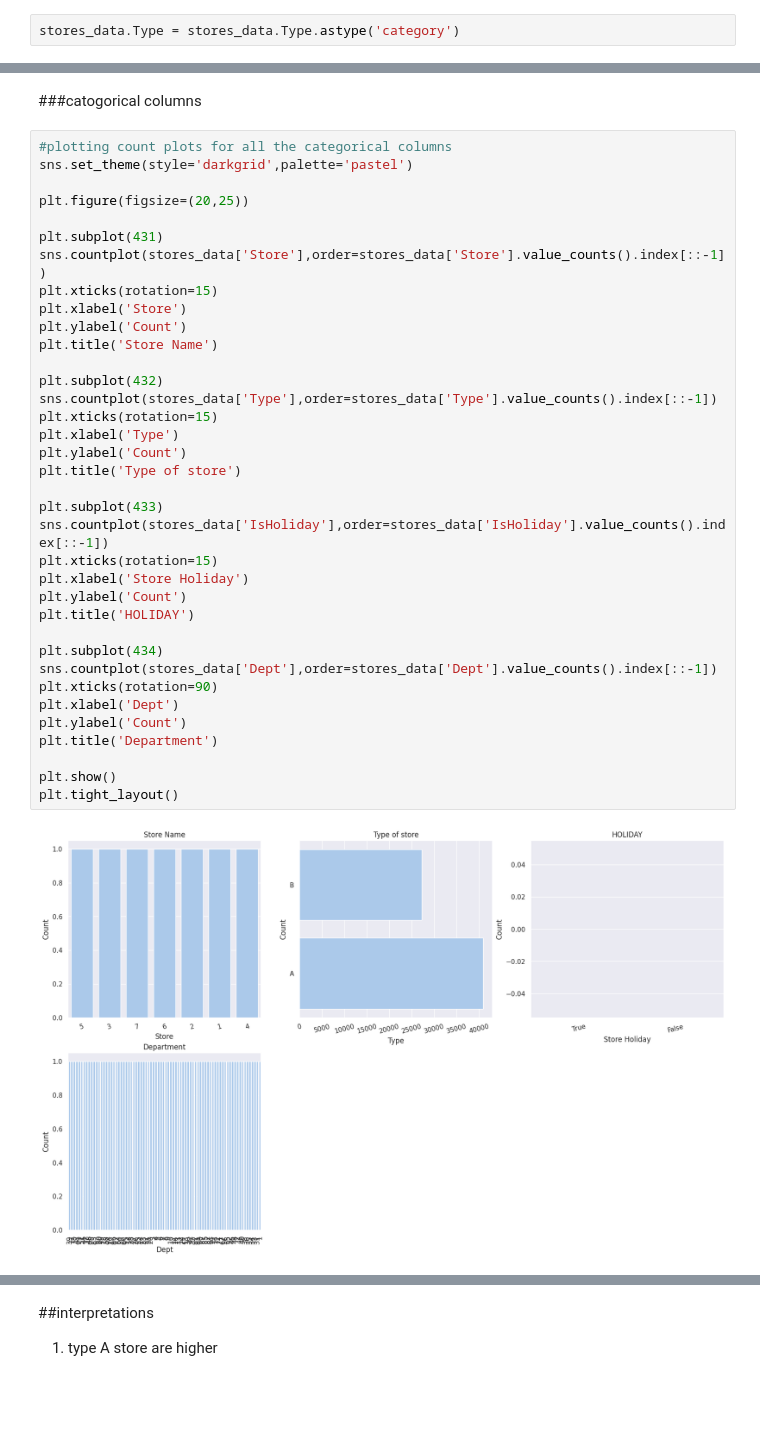
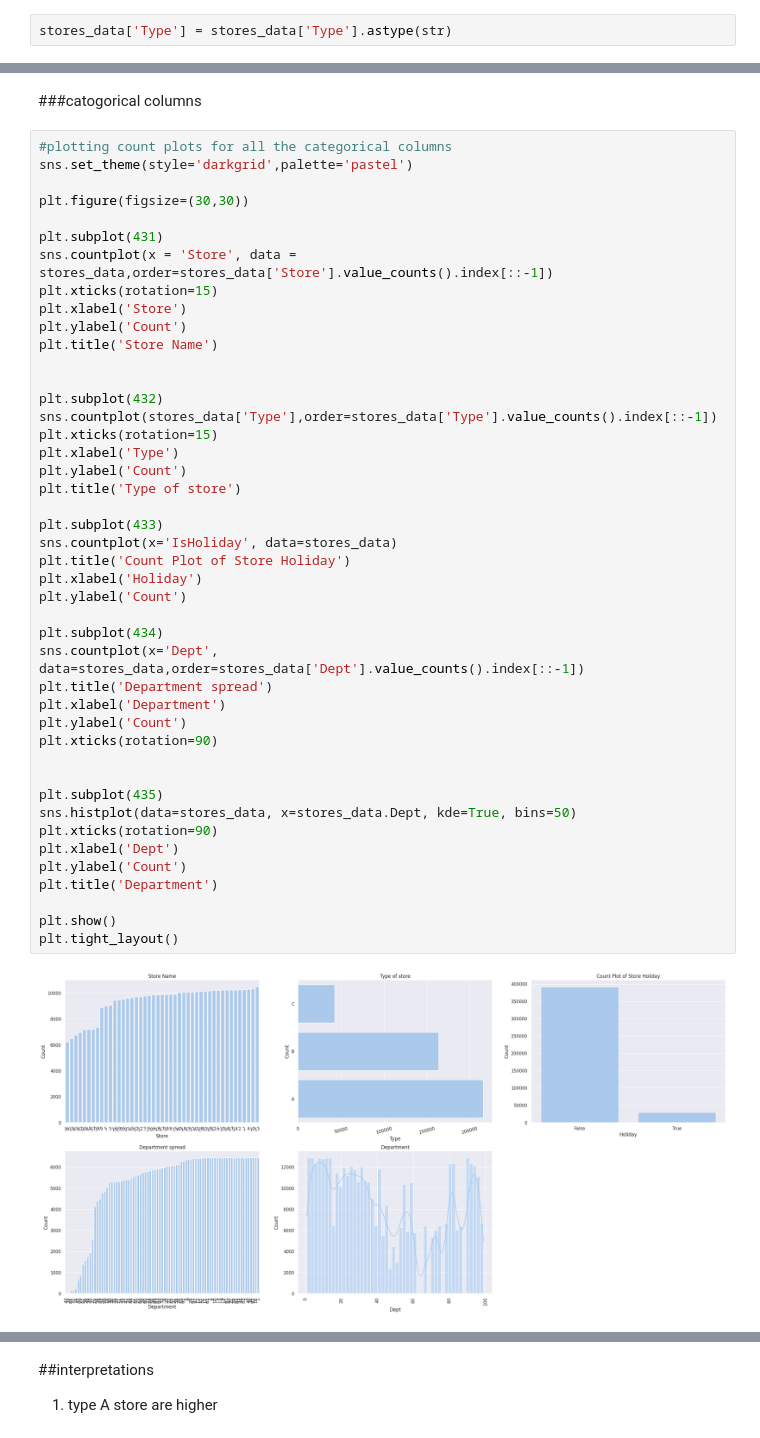
Before and after one commit to Swathi-Thandavarayan/STORE-DATA-PREDICTION, a Jupyter notebook: STORE_DATA_PREDICTION.ipynb, the cells around one changed output, grey strips where cells are left out. Cells and saved outputs as stored; diff of their text form; blank space fills up the shorter version.

```diff
--- a/STORE_DATA_PREDICTION.ipynb
+++ b/STORE_DATA_PREDICTION.ipynb
@@ -493,4 +508,4 @@ stores_data.Type.dtype
 # %% [output]
 dtype('O')
 # %%
-stores_data.Type = stores_data.Type.astype('category')
+stores_data['Type'] = stores_data['Type'].astype(str)
@@ -521,41 +539,49 @@ category_columns = ["Store",  "Type",   "IsHoliday", "Dept"]
 # %%
 #plotting count plots for all the categorical columns
 sns.set_theme(style='darkgrid',palette='pastel')
 
-plt.figure(figsize=(20,25))
+plt.figure(figsize=(30,30))
 
 plt.subplot(431)
-sns.countplot(stores_data['Store'],order=stores_data['Store'].value_counts().index[::-1])
+sns.countplot(x = 'Store', data = stores_data,order=stores_data['Store'].value_counts().index[::-1])
 plt.xticks(rotation=15)
 plt.xlabel('Store')
 plt.ylabel('Count')
 plt.title('Store Name')
+
 
 plt.subplot(432)
 sns.countplot(stores_data['Type'],order=stores_data['Type'].value_counts().index[::-1])
 plt.xticks(rotation=15)
 plt.xlabel('Type')
 plt.ylabel('Count')
 plt.title('Type of store')
 
 plt.subplot(433)
-sns.countplot(stores_data['IsHoliday'],order=stores_data['IsHoliday'].value_counts().index[::-1])
-plt.xticks(rotation=15)
-plt.xlabel('Store Holiday')
+sns.countplot(x='IsHoliday', data=stores_data)
+plt.title('Count Plot of Store Holiday')
+plt.xlabel('Holiday')
 plt.ylabel('Count')
-plt.title('HOLIDAY')
 
 plt.subplot(434)
-sns.countplot(stores_data['Dept'],order=stores_data['Dept'].value_counts().index[::-1])
+sns.countplot(x='Dept', data=stores_data,order=stores_data['Dept'].value_counts().index[::-1])
+plt.title('Department spread')
+plt.xlabel('Department')
+plt.ylabel('Count')
+plt.xticks(rotation=90)
+
+
+plt.subplot(435)
+sns.histplot(data=stores_data, x=stores_data.Dept, kde=True, bins=50)
 plt.xticks(rotation=90)
 plt.xlabel('Dept')
 plt.ylabel('Count')
 plt.title('Department')
 
 plt.show()
 plt.tight_layout()
 # %% [output]
-[figure, old version]
+[figure, new version]
 <Figure size 640x480 with 0 Axes>
 # %% [markdown]
 ##interpretations
```
Also changed, not shown: parts of 31 cells of this notebook.
